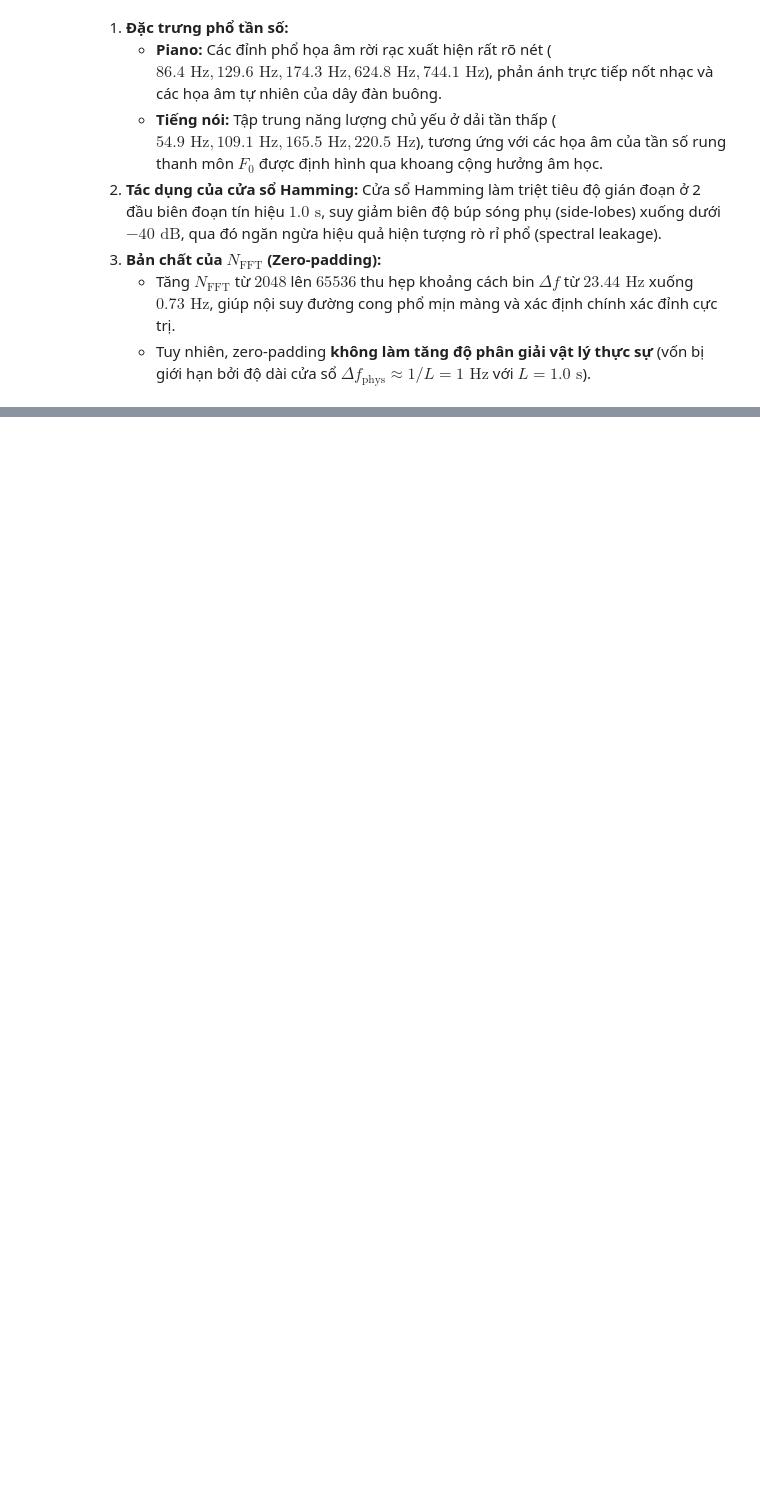
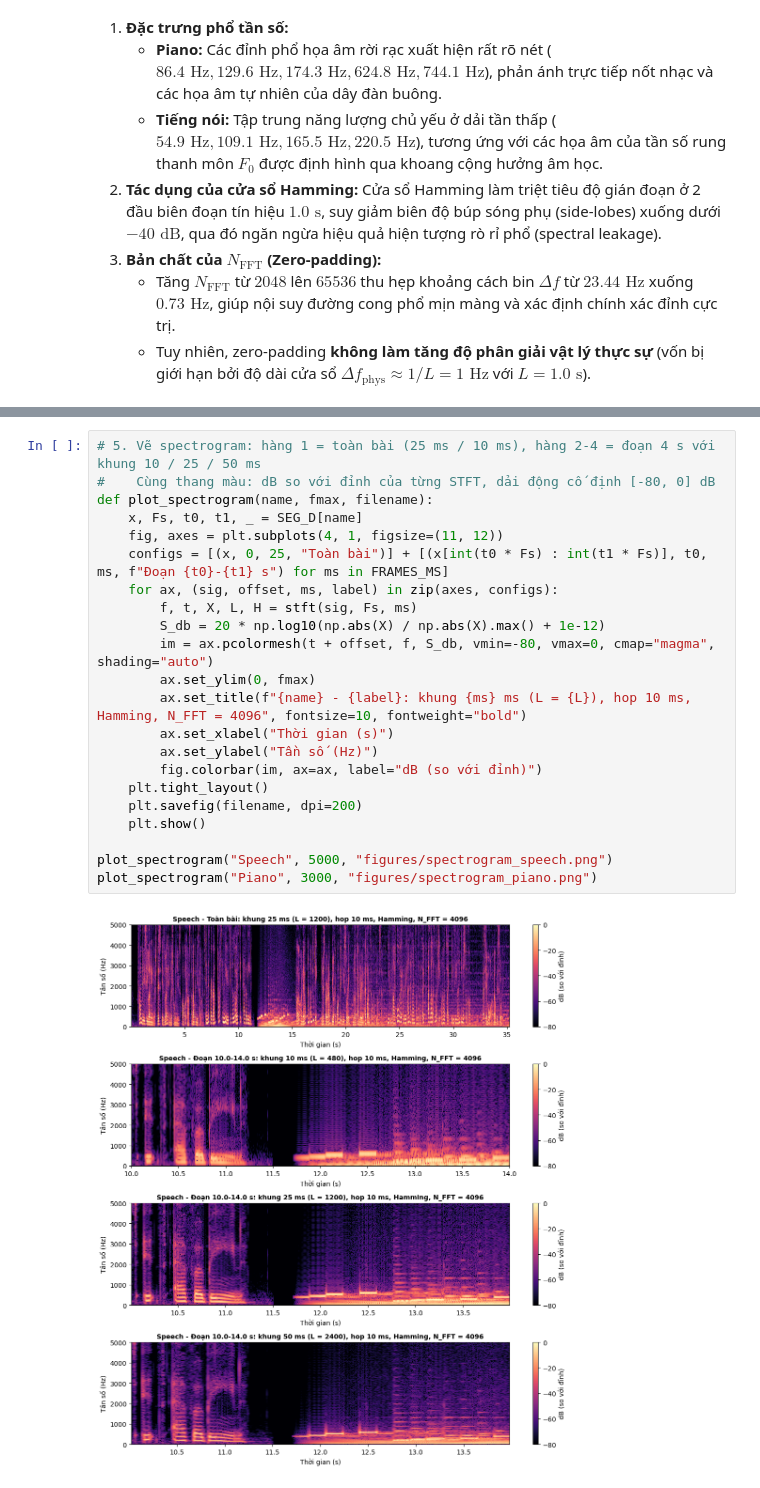
Before and after one commit to vminh16/Lab01_2351260673_NguyenVanMinh, a Jupyter notebook: Lab01_2351260673.ipynb, the cells around one changed output, grey strips where cells are left out. Saved outputs shown, nothing was run; the diff lists cells and outputs as text; blank space fills up the shorter version.

Commit message:
done D: STFT and spectrogram, frame length 10/25/50 ms

```diff
--- a/Lab01_2351260673.ipynb
+++ b/Lab01_2351260673.ipynb
@@ -391,0 +486,24 @@ Finished plotting polished FFT figures.
+# %%
+# 5. Vẽ spectrogram: hàng 1 = toàn bài (25 ms / 10 ms), hàng 2-4 = đoạn 4 s với khung 10 / 25 / 50 ms
+#    Cùng thang màu: dB so với đỉnh của từng STFT, dải động cố định [-80, 0] dB
+def plot_spectrogram(name, fmax, filename):
+    x, Fs, t0, t1, _ = SEG_D[name]
+    fig, axes = plt.subplots(4, 1, figsize=(11, 12))
+    configs = [(x, 0, 25, "Toàn bài")] + [(x[int(t0 * Fs) : int(t1 * Fs)], t0, ms, f"Đoạn {t0}-{t1} s") for ms in FRAMES_MS]
+    for ax, (sig, offset, ms, label) in zip(axes, configs):
+        f, t, X, L, H = stft(sig, Fs, ms)
+        S_db = 20 * np.log10(np.abs(X) / np.abs(X).max() + 1e-12)
+        im = ax.pcolormesh(t + offset, f, S_db, vmin=-80, vmax=0, cmap="magma", shading="auto")
+        ax.set_ylim(0, fmax)
+        ax.set_title(f"{name} - {label}: khung {ms} ms (L = {L}), hop 10 ms, Hamming, N_FFT = 4096", fontsize=10, fontweight="bold")
+        ax.set_xlabel("Thời gian (s)")
+        ax.set_ylabel("Tần số (Hz)")
+        fig.colorbar(im, ax=ax, label="dB (so với đỉnh)")
+    plt.tight_layout()
+    plt.savefig(filename, dpi=200)
+    plt.show()
+
+plot_spectrogram("Speech", 5000, "figures/spectrogram_speech.png")
+plot_spectrogram("Piano", 3000, "figures/spectrogram_piano.png")
+# %% [output]
+[figure, added]
```
Also changed, not shown: parts of 4 cells of this notebook, 3 other files.
